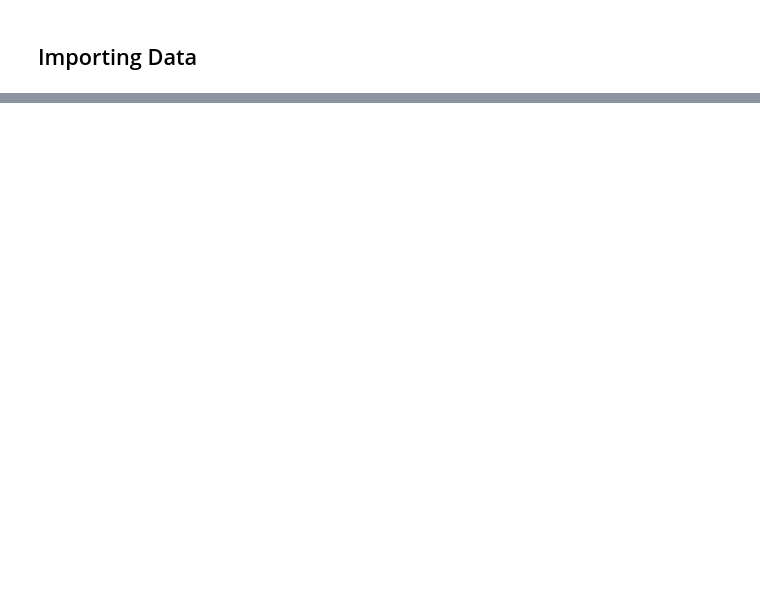
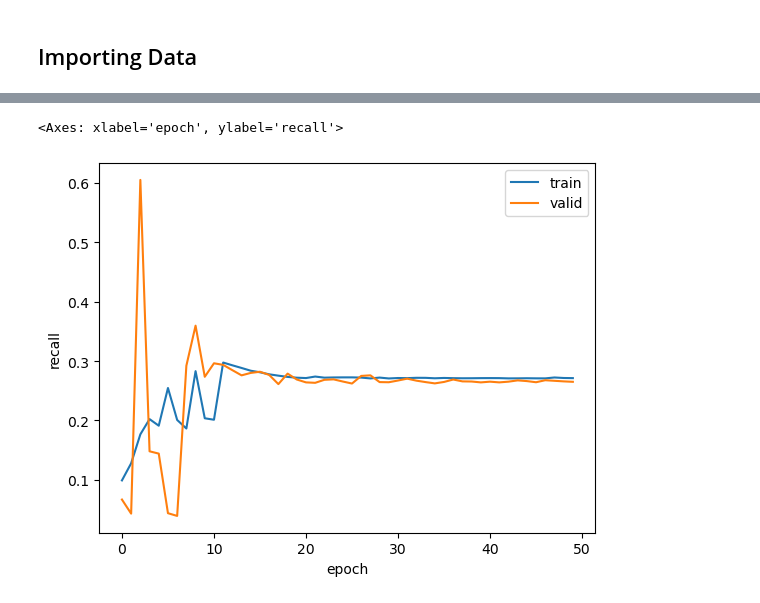
Before and after one commit to tugusav/fraud-detection-system-ann, a Jupyter notebook: Baseline ANN.ipynb, the cells around one changed output, grey strips where cells are left out. Saved outputs shown, nothing was run; the diff lists cells and outputs as text; code cells hidden in the pictures; blank space fills up the shorter version.

Commit message:
baseline ANN model (need optimization of data)

```diff
--- a/Baseline ANN.ipynb
+++ b/Baseline ANN.ipynb
@@ -150,2 +64,0 @@ evaluation_metrics_callback = EvaluationMetrics(validation_data = (X_val, y_val)
-# %%
-model2.fit(X_train, y_train, validation_data=(X_val, y_val), epochs=50, batch_size=1024, verbose=1, callbacks=[evaluation_metrics_callback, checkpoint_callback])
@@ -170,0 +130,9 @@ KeyboardInterrupt:
+# %%
+checkpoint_callback = ModelCheckpoint(
+    filepath='model/model_{epoch:02d}_{val_recall:.2f}.h5',
+    monitor="val_recall", # monitor the validation recall
+    save_best_only=True, # save only the best performing model
+    save_weights_only=True, # save only the weights of the model, not the entire model
+    mode="max", # maximize the validation recall
+    verbose=1 # print messages when saving the model,
+)
@@ -170,0 +154,4 @@ KeyboardInterrupt:
+# %%
+from keras.callbacks import ReduceLROnPlateau
+
+reduce_lr = ReduceLROnPlateau(monitor='val_recall', factor=0.1, patience=8, min_lr=0, mode='max', cooldown=2)
@@ -170,0 +174,18 @@ KeyboardInterrupt:
+# %%
+# define the ANN model
+model = keras.Sequential([
+    tf.keras.layers.Dense(256, activation='relu', input_shape=[X_train.shape[1]]),
+    tf.keras.layers.Dense(64, activation='relu'),
+    tf.keras.layers.Dense(1, activation='sigmoid')
+])
+
+recall = tf.keras.metrics.Recall(name='recall')
+auc = tf.keras.metrics.AUC(name='auc')
+
+# compile the model
+model.compile(optimizer='adam',
+              loss='binary_crossentropy',
+              metrics=[auc, recall])
+
+# fit the model on the training data
+hist = model.fit(X_train, y_train, epochs=50, batch_size=2048, validation_data=(X_val, y_val), verbose=1, callbacks=[reduce_lr, checkpoint_callback])
@@ -170,0 +230,9 @@ KeyboardInterrupt:
+# %%
+history_df = pd.DataFrame(hist.history)
+history_df['epoch'] = hist.epoch
+
+sns.lineplot(data = history_df, x='epoch', y='recall', label='train')
+sns.lineplot(data = history_df, x='epoch', y='val_recall', label='valid')
+# %% [output]
+<Axes: xlabel='epoch', ylabel='recall'>
+[figure, added]
```
Also changed, not shown: parts of 62 cells of this notebook.
